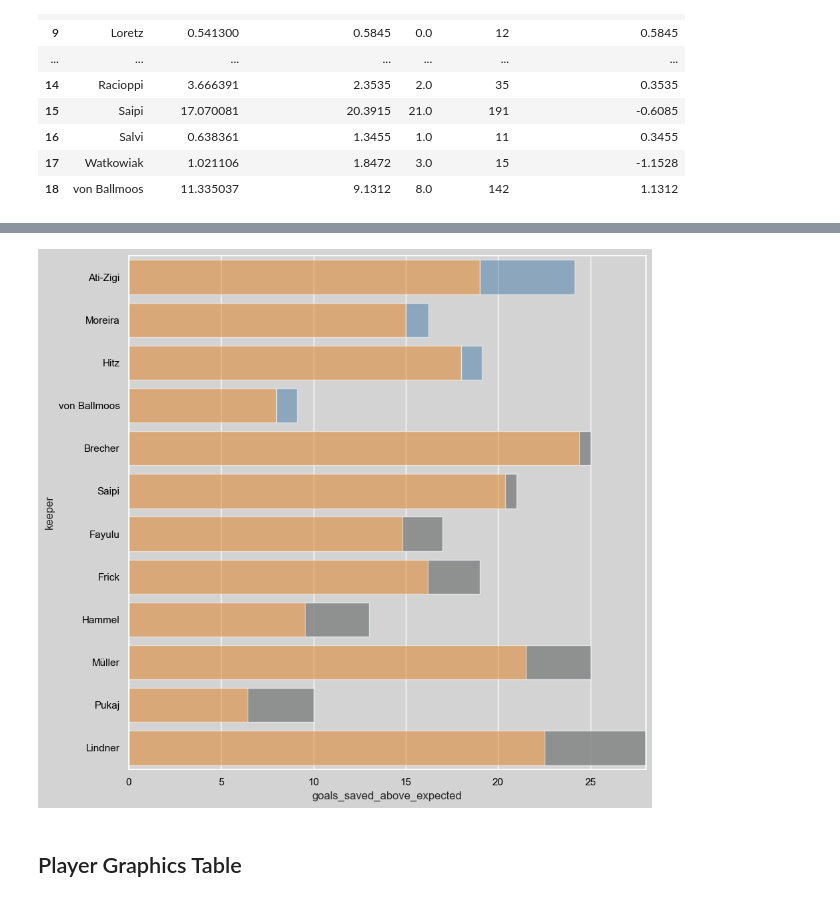
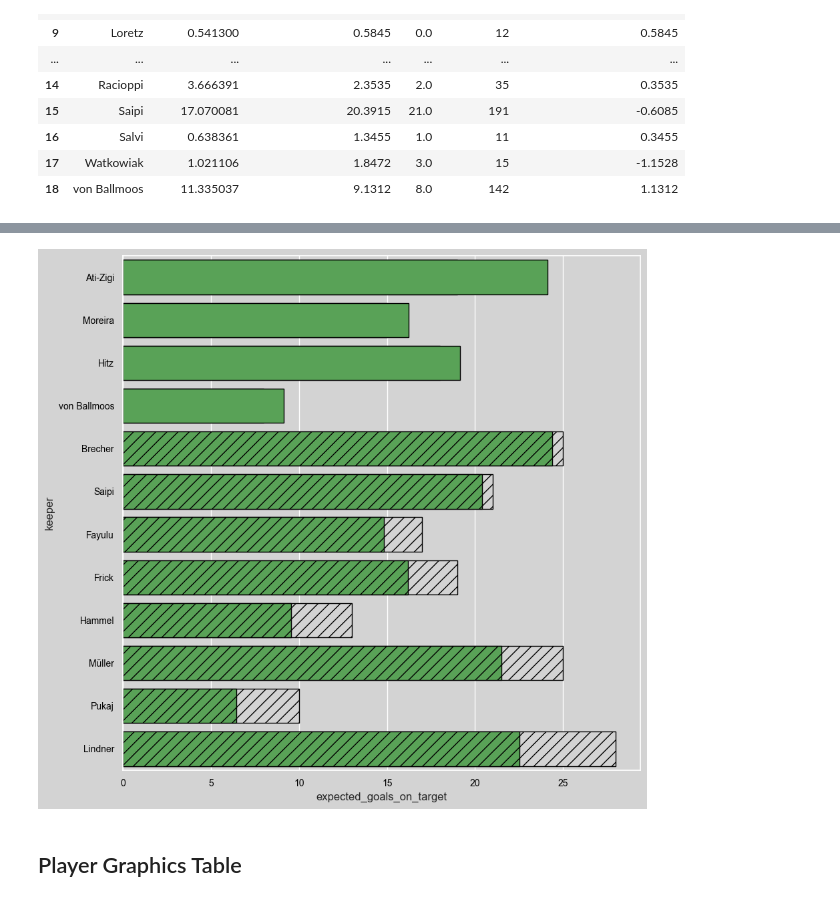
Before and after one commit to TK5-Tim/ds-projects, a Jupyter notebook: rsl/rsl_22_23_half_season_review.ipynb, the cells around one changed output, grey strips where cells are left out. Cells and saved outputs as stored; diff of their text form; code cells hidden in the pictures.

Commit message:
play around goalie stats

```diff
--- a/rsl/rsl_22_23_half_season_review.ipynb
+++ b/rsl/rsl_22_23_half_season_review.ipynb
@@ -392,35 +405,35 @@ edge = "white"
 
 mpl.rcParams['xtick.color'] = text_color
 mpl.rcParams['ytick.color'] = text_color
 mpl.rcParams['xtick.labelsize'] = 10
 mpl.rcParams['ytick.labelsize'] = 10
 
 fig.set_facecolor(background)
 ax.patch.set_alpha(0)
 
 
 fig.set_facecolor(background)
 ax.patch.set_alpha(0)
 
 ax.tick_params(axis='x', colors=text_color)
 ax.tick_params(axis='y', colors=text_color)
 
-sns.barplot(y=df_goalies_ranking['keeper'],x=df_goalies_ranking['goals'],label='goals against',color=CB_color_cycle[1], alpha=0.5)
-sns.barplot(y=df_goalies_ranking['keeper'],x=df_goalies_ranking['goals_saved_above_expected'],label='expected goals against on target',left=df_goalies_ranking['goals'], color=CB_color_cycle[0], alpha=0.5)
+sns.barplot(y=df_goalies_ranking['keeper'],x=df_goalies_ranking['goals'],label='goals against',color=background, alpha=1, edgecolor='black', hatch=['//' if x < 0 else '' for x in df_goalies_ranking['goals_saved_above_expected']])
+sns.barplot(y=df_goalies_ranking['keeper'],x=df_goalies_ranking['expected_goals_on_target'],label='expected goals against on target', color=CB_color_cycle[2], alpha=1,edgecolor='black', hatch=['//' if x < 0 else '' for x in df_goalies_ranking['goals_saved_above_expected']])
 
 #ax.axvline(0, linewidth=2,color=text_color)
 #ax.set_xlim(-2.5,2.5)
 
 #ax.set_ylabel('Teams',fontsize=20, color=text_color)
 #ax.set_xlabel('',fontsize=20)
 #fig.text(-0.05,0.93,'Expected Goals Breakdown', fontsize=30, fontfamily=title_font, color=text_color, fontweight='bold')
 #fig.text(-0.05,0.90,'Swiss Super League 2022/23', fontweight='regular',fontsize=18, fontfamily=title_font,color=text_color)
 #ax.legend(loc="center left",bbox_to_anchor=(1, 0.5), frameon=True)
 #ax.annotate("Viz: @imkeller_5, Data: Fotmob.com", (-3.5,11), annotation_clip=False, fontsize=10, color=text_color)
 #ax.annotate("expected goals against / game", (-2.5, 10.5), annotation_clip=False, fontsize=20, color=text_color)
 #ax.annotate("expected goals / game", (0.25, 10.5), annotation_clip=False, fontsize=20, color=text_color)
 plt.show()
 # %% [output]
-[figure, old version]
+[figure, new version]
 # %% [markdown]
 ## Player Graphics Table
```
Also changed, not shown: parts of 3 cells of this notebook, 6 other files.
